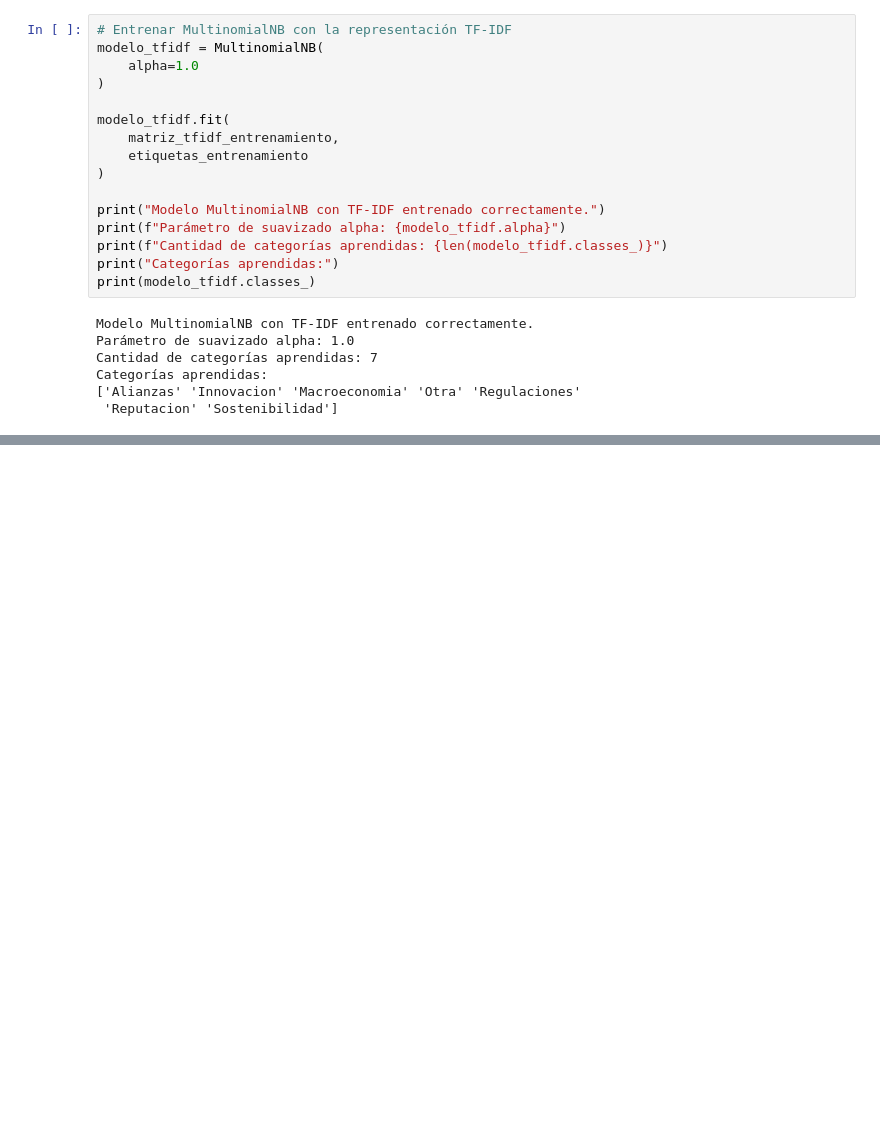
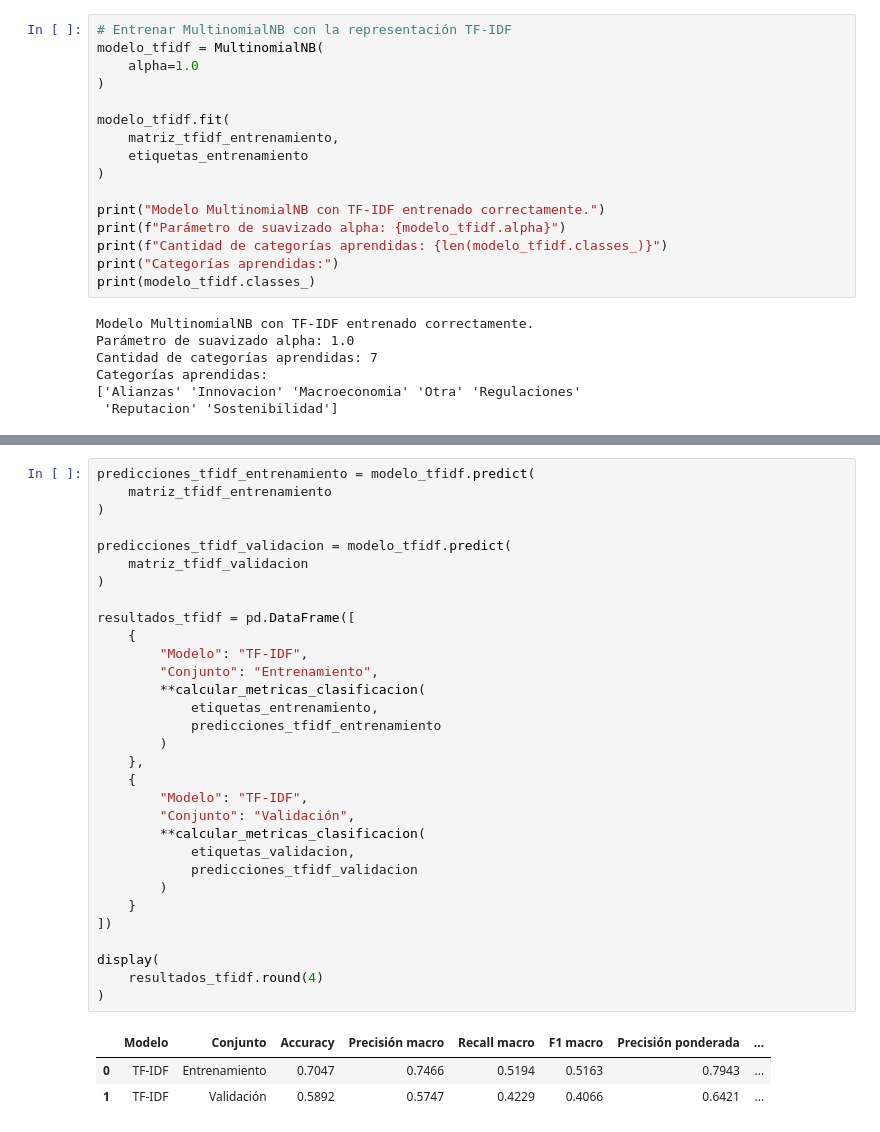
Before and after one commit to Jtanchezz/NLP, a Jupyter notebook: Lab3/lab3.ipynb, the cells around one changed output, grey strips where cells are left out. Cells and saved outputs as stored; diff of their text form; blank space fills up the shorter version.

```diff
--- a/Lab3/lab3.ipynb
+++ b/Lab3/lab3.ipynb
@@ -785,0 +792,35 @@ Categorías aprendidas:
+# %%
+predicciones_tfidf_entrenamiento = modelo_tfidf.predict(
+    matriz_tfidf_entrenamiento
+)
+
+predicciones_tfidf_validacion = modelo_tfidf.predict(
+    matriz_tfidf_validacion
+)
+
+resultados_tfidf = pd.DataFrame([
+    {
+        "Modelo": "TF-IDF",
+        "Conjunto": "Entrenamiento",
+        **calcular_metricas_clasificacion(
+            etiquetas_entrenamiento,
+            predicciones_tfidf_entrenamiento
+        )
+    },
+    {
+        "Modelo": "TF-IDF",
+        "Conjunto": "Validación",
+        **calcular_metricas_clasificacion(
+            etiquetas_validacion,
+            predicciones_tfidf_validacion
+        )
+    }
+])
+
+display(
+    resultados_tfidf.round(4)
+)
+# %% [output]
+|  | Modelo | Conjunto | Accuracy | Precisión macro | Recall macro | F1 macro | Precisión ponderada | ... |
+| 0 | TF-IDF | Entrenamiento | 0.7047 | 0.7466 | 0.5194 | 0.5163 | 0.7943 | ... |
+| 1 | TF-IDF | Validación | 0.5892 | 0.5747 | 0.4229 | 0.4066 | 0.6421 | ... |
```
Also changed, not shown: parts of 2 cells of this notebook.
